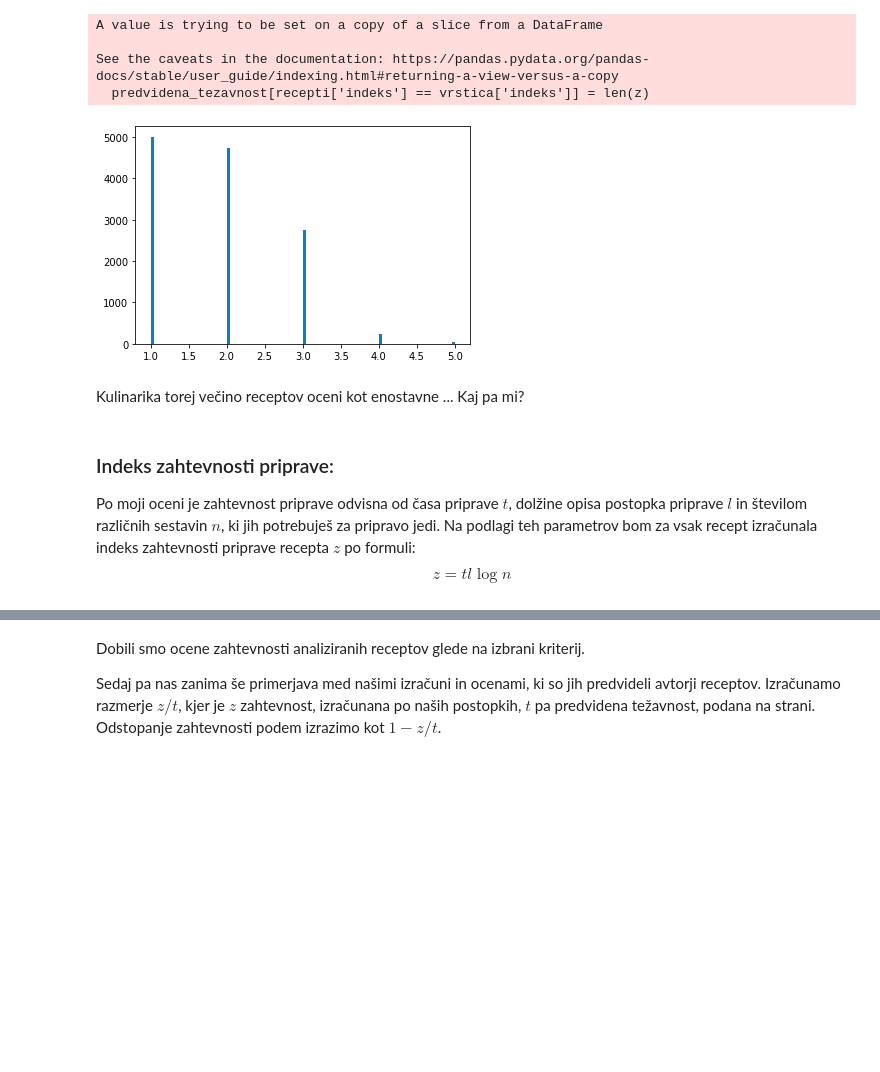
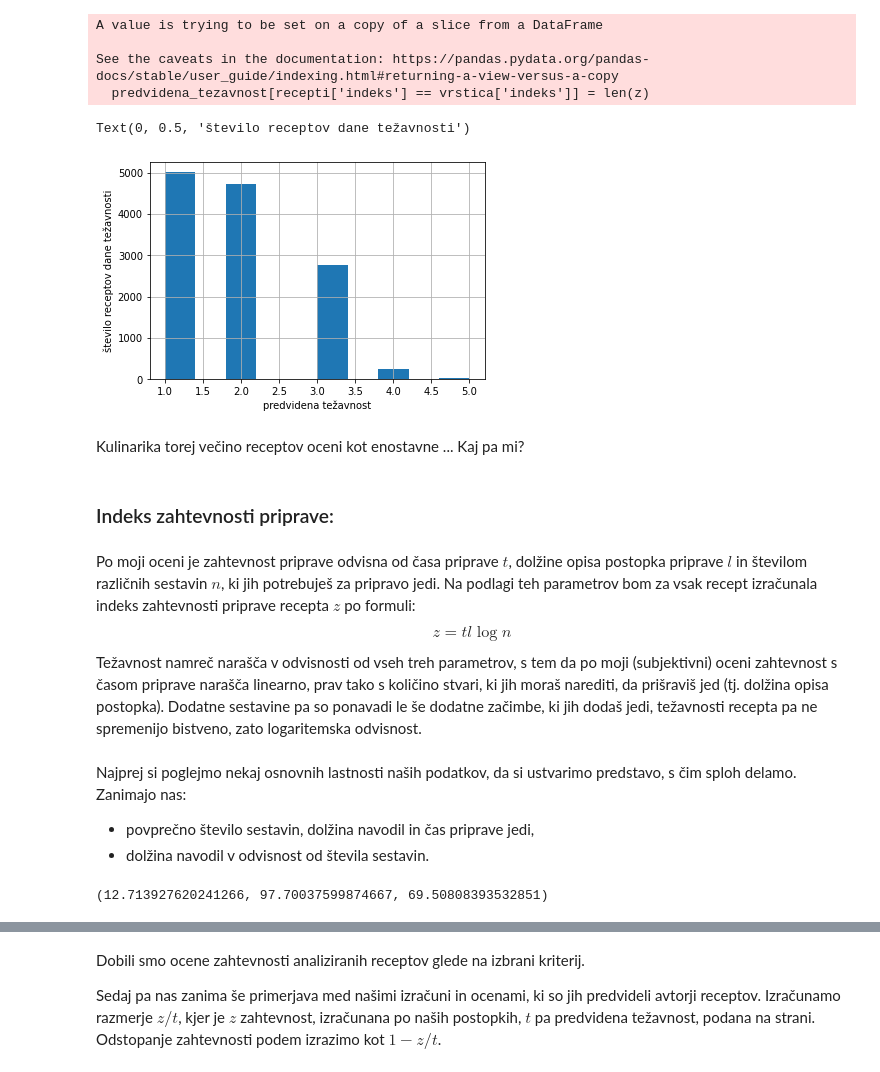
Before and after one commit to MarijaJez/Projekt, a Jupyter notebook: analiza.ipynb, the cells around one changed output, grey strips where cells are left out. Cells and saved outputs as stored; diff of their text form; code cells hidden in the pictures; blank space fills up the shorter version.

```diff
--- a/analiza.ipynb
+++ b/analiza.ipynb
@@ -47,17 +44,26 @@ A value is trying to be set on a copy of a slice from a DataFrame
 
 See the caveats in the documentation: https://pandas.pydata.org/pandas-docs/stable/user_guide/indexing.html#returning-a-view-versus-a-copy
   predvidena_tezavnost[recepti['indeks'] == vrstica['indeks']] = len(z)
-# %%
-recepti = pd.read_csv('podatki_z_indeksi.csv')
-
-_ = plt.hist(recepti["predvidena_tezavnost"], bins=100)
-# %% [output]
-[figure, removed]
+# %%
+recepti = pd.read_csv('podatki_z_indeksi.csv')
+
+a = recepti["predvidena_tezavnost"]
+plt = a.hist()
+plt.set_xlabel("predvidena težavnost")
+plt.set_ylabel("število receptov dane težavnosti")
+# %% [output]
+Text(0, 0.5, 'število receptov dane težavnosti')
+[figure, added]
 # %% [markdown]
 Kulinarika torej večino receptov oceni kot enostavne ... Kaj pa mi?
+# %% [markdown]
+### Indeks zahtevnosti priprave:
 # %% [markdown]
-### Indeks zahtevnosti priprave:
-
 Po moji oceni je zahtevnost priprave odvisna od časa priprave $ t $, dolžine opisa postopka priprave $ l $ in številom različnih sestavin $ n $, ki jih potrebuješ za pripravo jedi. Na podlagi teh parametrov bom za vsak recept izračunala indeks zahtevnosti priprave recepta $ z $ po formuli:
 $$ z =  t l \log n  $$
+Težavnost namreč narašča v odvisnosti od vseh treh parametrov, s tem da po moji (subjektivni) oceni zahtevnost s časom priprave narašča linearno, prav tako s  količino stvari, ki jih moraš narediti, da prišraviš jed (tj. dolžina opisa postopka). Dodatne sestavine pa so ponavadi le še dodatne začimbe, ki jih dodaš jedi, težavnosti recepta pa ne spremenijo bistveno, zato logaritemska odvisnost.
+# %% [markdown]
+Najprej si poglejmo nekaj osnovnih lastnosti naših podatkov, da si ustvarimo predstavo, s čim sploh delamo. Zanimajo nas:
+- povprečno število sestavin, dolžina navodil in čas priprave jedi,
+- dolžina navodil v odvisnost od števila sestavin.
 # %%
@@ -79,0 +95,16 @@ def minmax(df):
+# %%
+n = sestavine.groupby("indeks").size()
+recepti["st_sestavin"] = n
+povprecno_st_sestavin = n.mean()
+
+postopki['dolzina'] = postopki.postopek.str.split(" ").str.len()
+l = postopki.groupby("indeks").sum("dolzina").dolzina
+recepti["dolzina_navodil"] = l
+povprecna_dolzina_navodil = l.mean()
+
+t = pd.to_numeric(recepti["čas_priprave_min"])[maska]
+povprecen_cas_priprave = t.mean()
+
+povprecno_st_sestavin, povprecna_dolzina_navodil, povprecen_cas_priprave
+# %% [output]
+(12.713927620241266, 97.70037599874667, 69.50808393532851)
```
Also changed, not shown: parts of 37 cells of this notebook, 1 other file.
